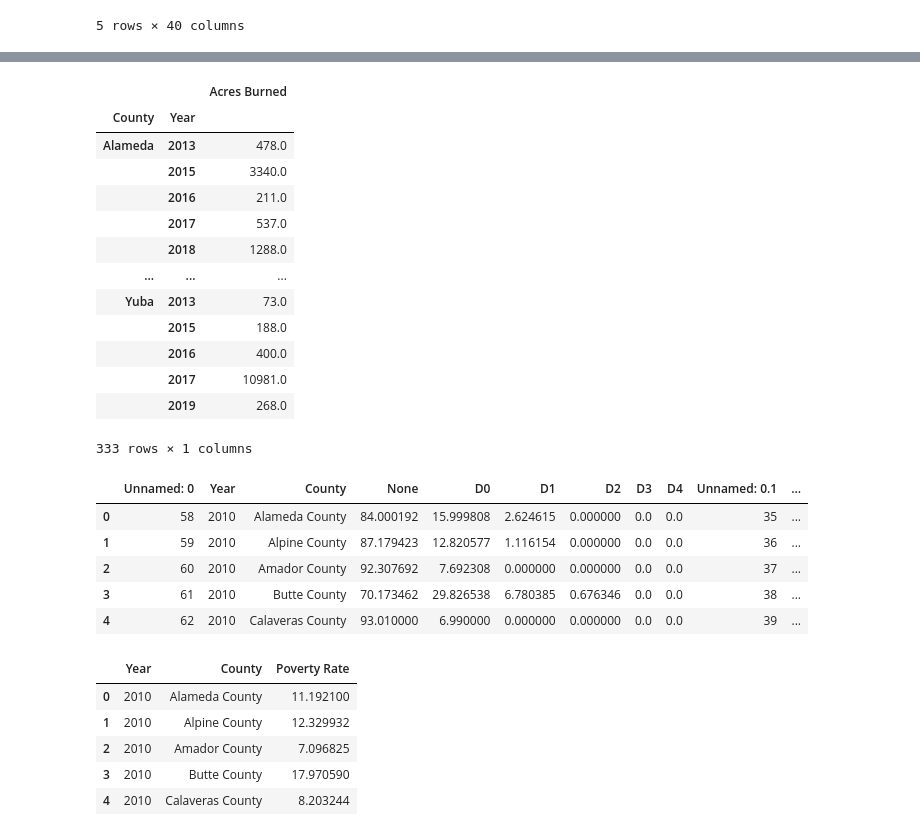
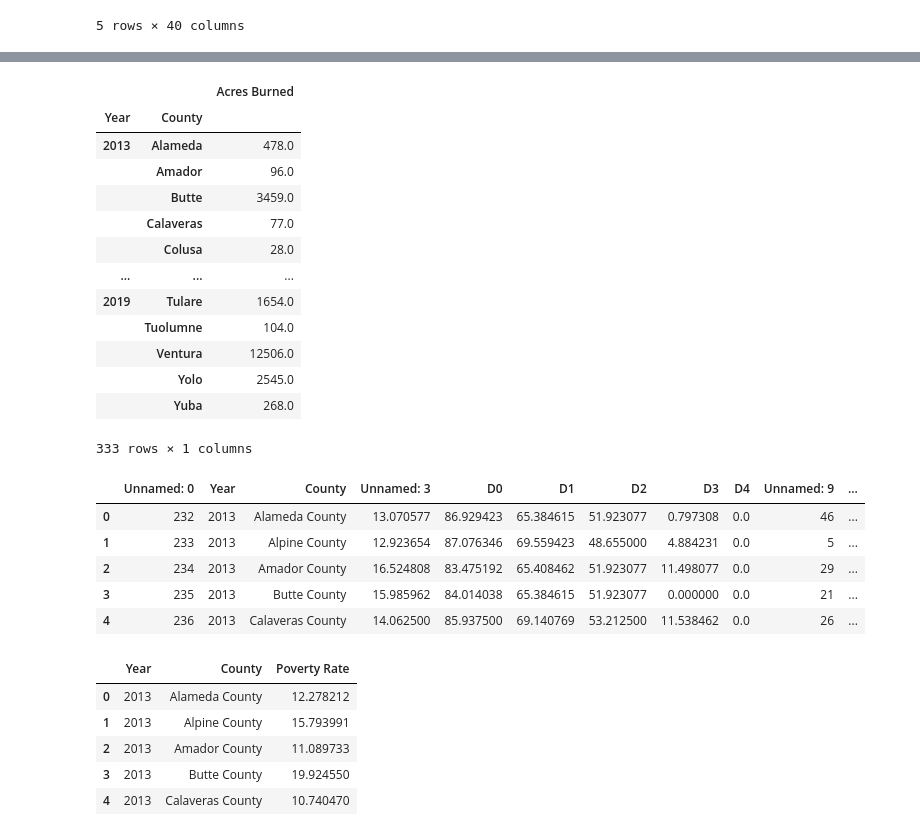
Before and after one commit to KeSavanh/Project_1, a Jupyter notebook: wildfire_analysis/WildFireAnalysis.ipynb, the cells around one changed output, grey strips where cells are left out. Drawn from its saved outputs; the diff is of its cells as text; code cells hidden in the pictures.

```diff
--- a/wildfire_analysis/WildFireAnalysis.ipynb
+++ b/wildfire_analysis/WildFireAnalysis.ipynb
@@ -73,36 +94,36 @@ fire_df.head()
 # %%
-fire_filtered = fire_df.groupby(['County', 'Year']).sum()
+fire_filtered = fire_df.groupby(['Year', 'County']).sum()
 
 fire_filtered = pd.DataFrame(fire_filtered)
 fire_filtered
 # %% [output]
 |  |  | Acres Burned |
-| County | Year |  |
-| Alameda | 2013 | 478.0 |
-|  | 2015 | 3340.0 |
-|  | 2016 | 211.0 |
-|  | 2017 | 537.0 |
-|  | 2018 | 1288.0 |
+| Year | County |  |
+| 2013 | Alameda | 478.0 |
+|  | Amador | 96.0 |
+|  | Butte | 3459.0 |
+|  | Calaveras | 77.0 |
+|  | Colusa | 28.0 |
 | ... | ... | ... |
-| Yuba | 2013 | 73.0 |
-|  | 2015 | 188.0 |
-|  | 2016 | 400.0 |
-|  | 2017 | 10981.0 |
-|  | 2019 | 268.0 |
+| 2019 | Tulare | 1654.0 |
+|  | Tuolumne | 104.0 |
+|  | Ventura | 12506.0 |
+|  | Yolo | 2545.0 |
+|  | Yuba | 268.0 |
 333 rows × 1 columns
 # %%
-census_csv = '../data_files/drought_census_2010_2019.csv'
+census_csv = '../data_files/drought_census_2013_2019.csv'
 
 census_data = pd.read_csv(census_csv)
 
 census_data.head()
 # %% [output]
-|  | Unnamed: 0 | Year | County | None | D0 | D1 | D2 | D3 | D4 | Unnamed: 0.1 | ... |
-| 0 | 58 | 2010 | Alameda County | 84.000192 | 15.999808 | 2.624615 | 0.000000 | 0.0 | 0.0 | 35 | ... |
-| 1 | 59 | 2010 | Alpine County | 87.179423 | 12.820577 | 1.116154 | 0.000000 | 0.0 | 0.0 | 36 | ... |
-| 2 | 60 | 2010 | Amador County | 92.307692 | 7.692308 | 0.000000 | 0.000000 | 0.0 | 0.0 | 37 | ... |
-| 3 | 61 | 2010 | Butte County | 70.173462 | 29.826538 | 6.780385 | 0.676346 | 0.0 | 0.0 | 38 | ... |
-| 4 | 62 | 2010 | Calaveras County | 93.010000 | 6.990000 | 0.000000 | 0.000000 | 0.0 | 0.0 | 39 | ... |
+|  | Unnamed: 0 | Year | County | Unnamed: 3 | D0 | D1 | D2 | D3 | D4 | Unnamed: 9 | ... |
+| 0 | 232 | 2013 | Alameda County | 13.070577 | 86.929423 | 65.384615 | 51.923077 | 0.797308 | 0.0 | 46 | ... |
+| 1 | 233 | 2013 | Alpine County | 12.923654 | 87.076346 | 69.559423 | 48.655000 | 4.884231 | 0.0 | 5 | ... |
+| 2 | 234 | 2013 | Amador County | 16.524808 | 83.475192 | 65.408462 | 51.923077 | 11.498077 | 0.0 | 29 | ... |
+| 3 | 235 | 2013 | Butte County | 15.985962 | 84.014038 | 65.384615 | 51.923077 | 0.000000 | 0.0 | 21 | ... |
+| 4 | 236 | 2013 | Calaveras County | 14.062500 | 85.937500 | 69.140769 | 53.212500 | 11.538462 | 0.0 | 26 | ... |
 # %%
 # Create data frame from csv census
 
@@ -119,11 +140,11 @@ census_df = pd.DataFrame({
 census_df.head()
 # %% [output]
 |  | Year | County | Poverty Rate |
-| 0 | 2010 | Alameda County | 11.192100 |
-| 1 | 2010 | Alpine County | 12.329932 |
-| 2 | 2010 | Amador County | 7.096825 |
-| 3 | 2010 | Butte County | 17.970590 |
-| 4 | 2010 | Calaveras County | 8.203244 |
+| 0 | 2013 | Alameda County | 12.278212 |
+| 1 | 2013 | Alpine County | 15.793991 |
+| 2 | 2013 | Amador County | 11.089733 |
+| 3 | 2013 | Butte County | 19.924550 |
+| 4 | 2013 | Calaveras County | 10.740470 |
 # %%
 # Remove the word 'County' from the County column
 
```
Also changed, not shown: parts of 20 cells of this notebook, 9 other files.
